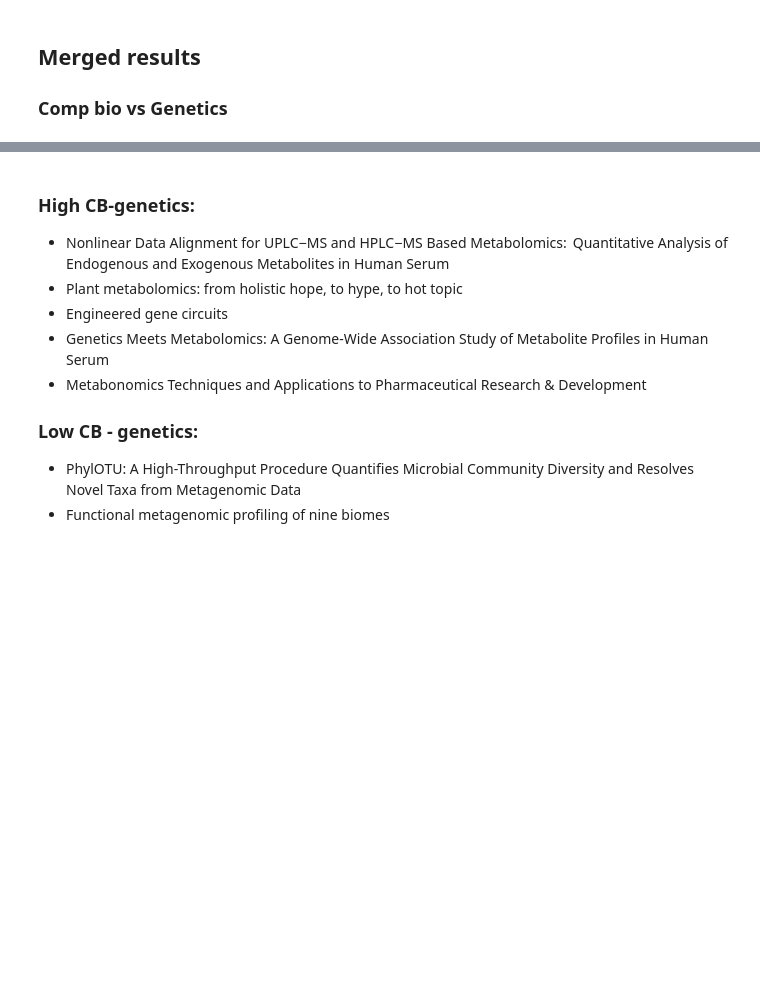
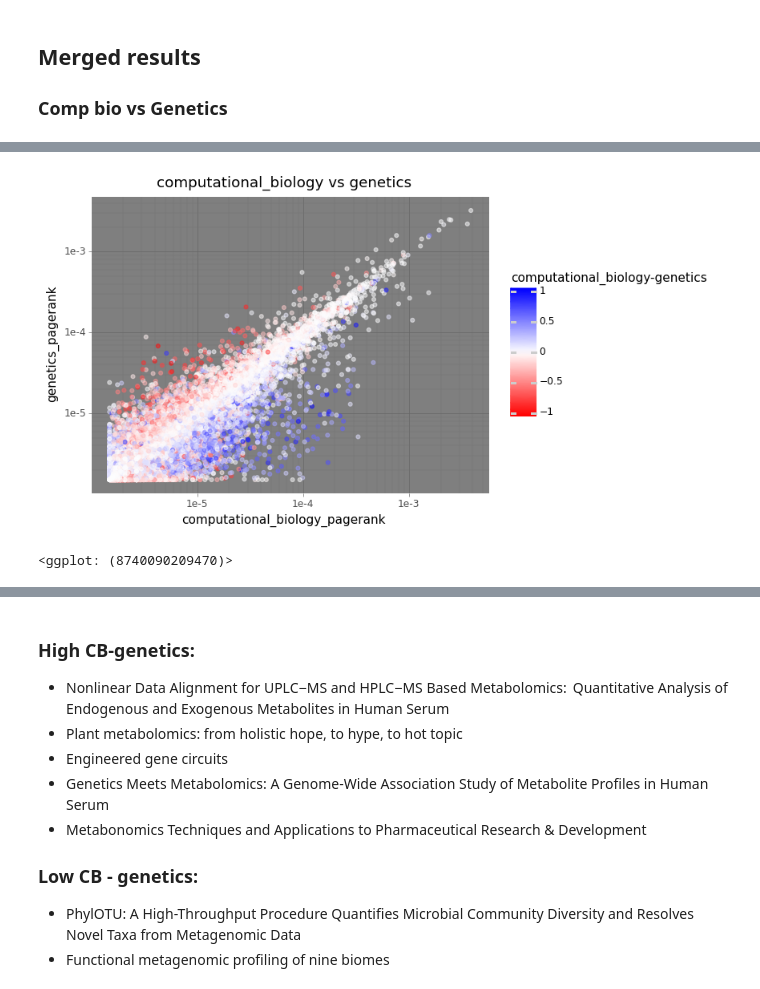
Before and after one commit to ben-heil/indices, a Jupyter notebook: notebooks/interfield_differences.ipynb, the cells around one changed output, grey strips where cells are left out. Saved outputs shown, nothing was run; the diff lists cells and outputs as text; code cells hidden in the pictures; blank space fills up the shorter version.

```diff
--- a/notebooks/interfield_differences.ipynb
+++ b/notebooks/interfield_differences.ipynb
@@ -309,2 +472,14 @@ fig.show()
+# %%
+plot = ggplot(merged_df, aes(x='computational_biology_pagerank', y='genetics_pagerank', color='computational_biology-genetics'))
+plot += geom_point(alpha=.5)
+plot += scale_y_log10()
+plot += scale_x_log10()
+plot += scale_color_gradient2(low='red', mid='white', high='blue')
+plot += theme_dark()
+plot += ggtitle('computational_biology vs genetics')
+plot
+# %% [output]
+[figure, added]
+<ggplot: (8740090209470)>
 # %%
 # Get papers that did surprisingly well in comp bio but surprisingly poorly in genetics
```
Also changed, not shown: parts of 100 cells of this notebook.
